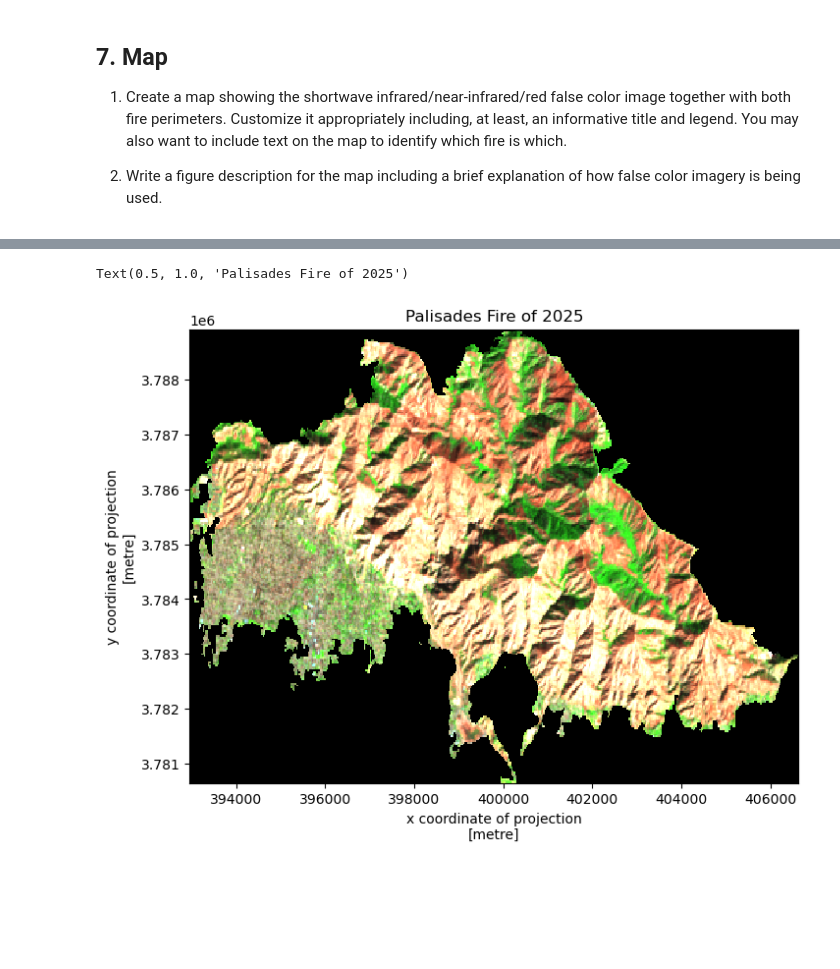
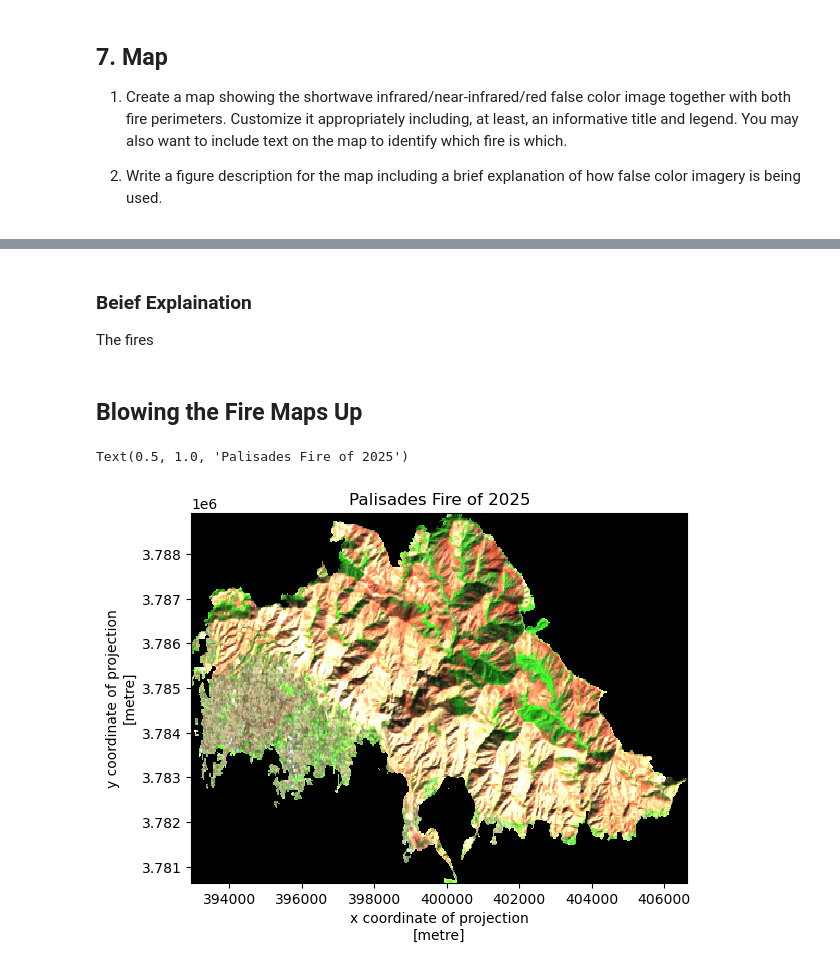
Before and after one commit to meganhessel/eds220-hwk4, a Jupyter notebook: hwk4-task2-false-color-YOURLASTNAME.ipynb, the cells around one changed output, grey strips where cells are left out. Drawn from its saved outputs; the diff is of its cells as text; code cells hidden in the pictures; blank space fills up the shorter version.

```diff
--- a/hwk4-task2-false-color-YOURLASTNAME.ipynb
+++ b/hwk4-task2-false-color-YOURLASTNAME.ipynb
@@ -218,18 +239,24 @@ landsat_pal = landsat.rio.clip(pal.geometry.values, crs = pal.crs)
+# %% [markdown]
+### Beief Explaination
+
+The fires
+# %% [markdown]
+## Blowing the Fire Maps Up
 # %%
 # Selecting data we want to plot
 eaton_plot = (landsat_eaton[['swir22', 'nir08', 'red']]
     .to_array()
     .fillna(0)) # nan values to 0
 
 # Plotting the figure
-fig, ax = plt.subplots(figsize=(8, 6))
+fig, ax = plt.subplots()
 eaton_plot.plot.imshow(
     ax=ax,
     vmin=7000, vmax=15500)
 ax.set_title('Palisades Fire of 2025')
 # %% [output]
 Text(0.5, 1.0, 'Palisades Fire of 2025')
-[figure, old version]
+[figure, new version]
 # %%
 # Selecting data we want to plot
 pal_plot = (landsat_pal[['swir22', 'nir08', 'red']]
```
Also changed, not shown: parts of 6 cells of this notebook.
